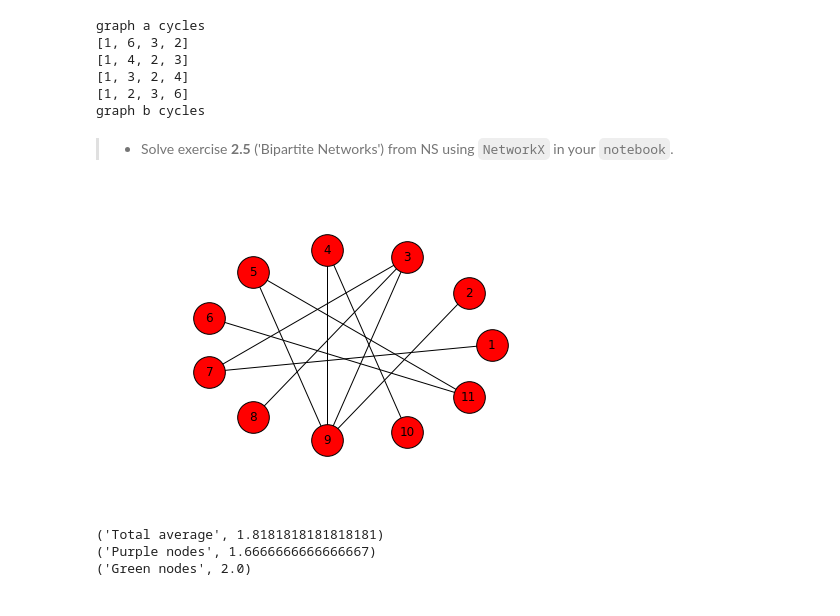
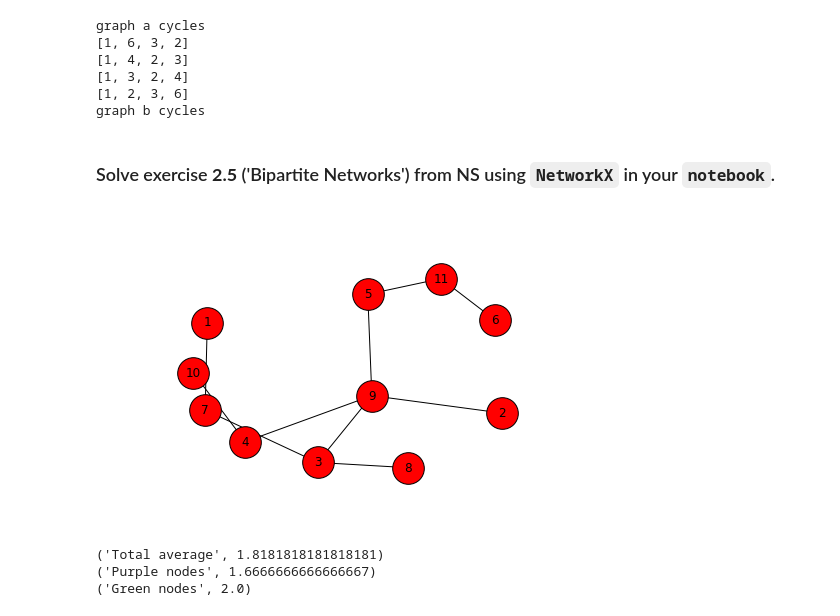
Before and after one commit to AdamPalmar/02805-SocialGraphs-AP, a Jupyter notebook: week2/NetworkX.ipynb, the cells around one changed output. Cells and saved outputs as stored; diff of their text form; code cells hidden in the pictures.

```diff
--- a/week2/NetworkX.ipynb
+++ b/week2/NetworkX.ipynb
@@ -383,33 +455,33 @@ graph a cycles
 [1, 2, 3, 6]
 graph b cycles
 # %% [markdown]
->   * Solve exercise **2.5** ('Bipartite Networks') from NS using `NetworkX` in your `notebook`.
+### Solve exercise **2.5** ('Bipartite Networks') from NS using `NetworkX` in your `notebook`.
 # %%
 # Creating a bigraph
 from networkx.algorithms import bipartite
 
 bi_graph = nx.Graph()
 
 purple_nodes = [1, 2, 3, 4, 5, 6]
 green_nodes = [7, 8, 9, 10, 11]
 
 bi_graph.add_nodes_from(purple_nodes,bipartite="purple")
 bi_graph.add_nodes_from(green_nodes,bipartite="green")
 
 
 
 bi_edges = [(1,7),
         (2,9),
         (3,7),(3,8),(3,9),
         (4,9),(4,10),
         (5,9),(5,11),
         (6,11)]
 
 bi_graph.add_edges_from(bi_edges)
 
-nx.draw_circular(bi_graph, with_labels = True,node_size=1000)
+nx.draw_spring(bi_graph, with_labels = True,node_size=1000)
 # %% [output]
-[figure, old version]
+[figure, new version]
 # %%
 # Calculate the average degree of the purple nodes and the average degree of the green nodes in the bipartite network.
 
```
Also changed, not shown: parts of 32 cells of this notebook, 3 other files.
